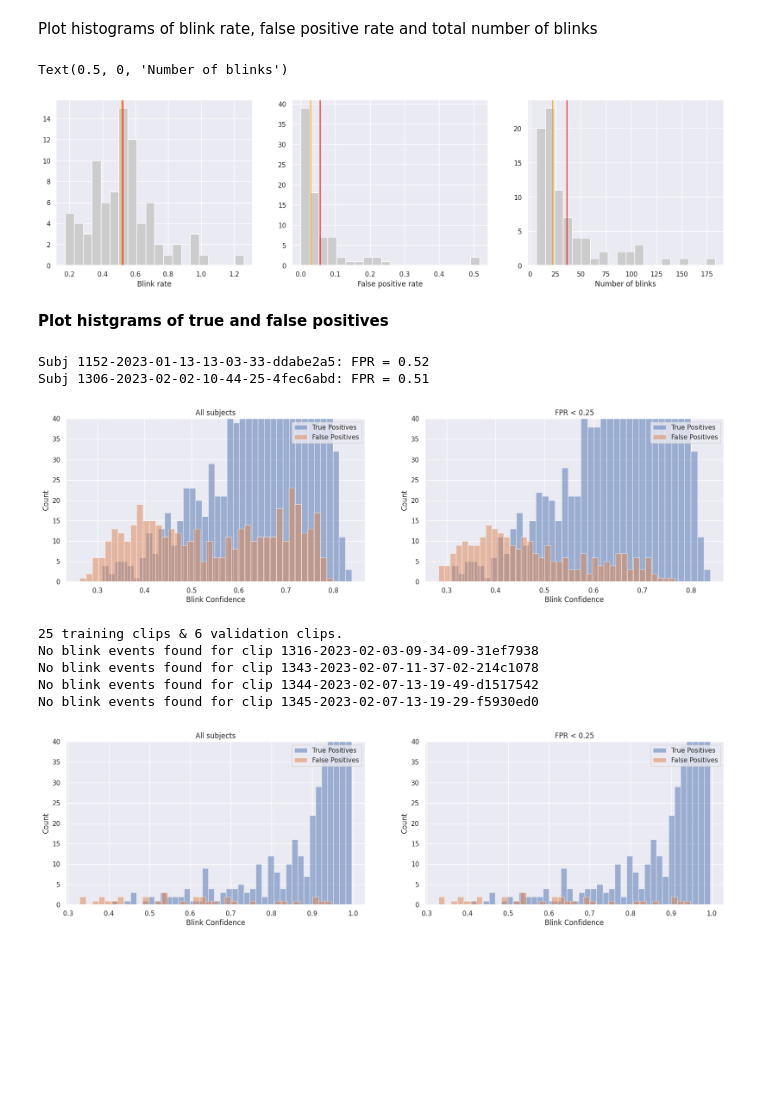
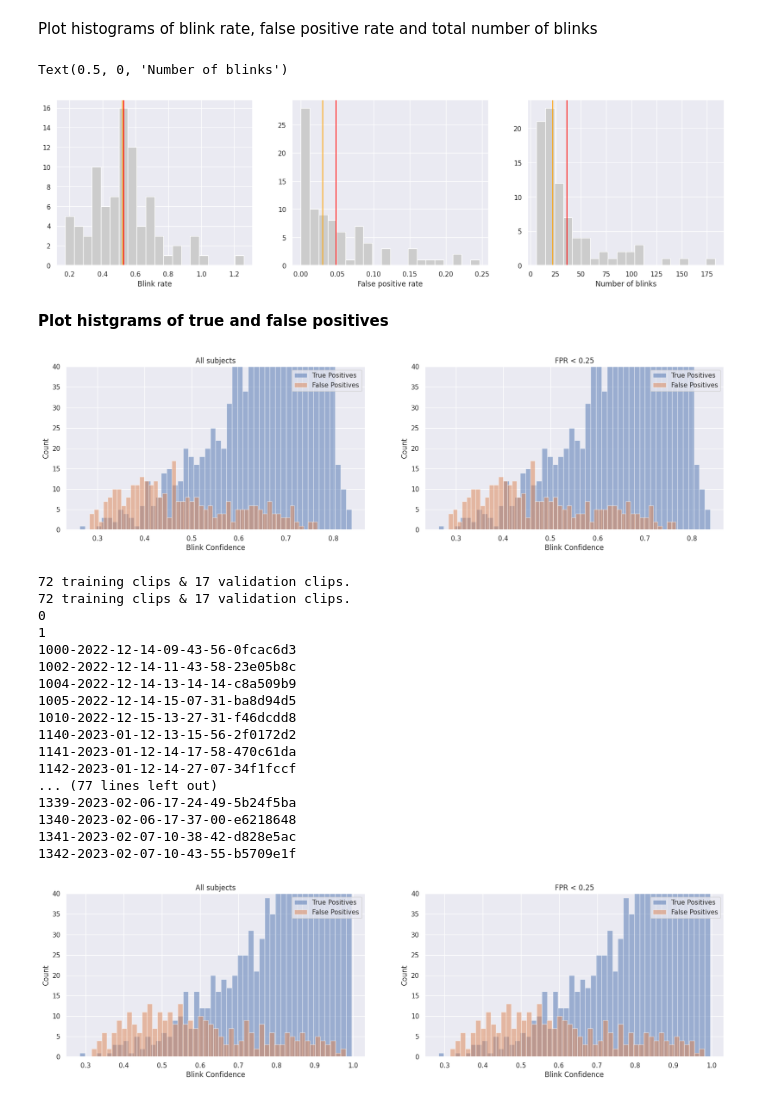
Before and after one commit to tpfffr/neon_blink_detection, a Jupyter notebook: notebooks/detect_blinks.ipynb, the cells around one changed output. Saved outputs shown, nothing was run; the diff lists cells and outputs as text; code cells hidden in the pictures; blank space fills up the shorter version.

```diff
--- a/notebooks/detect_blinks.ipynb
+++ b/notebooks/detect_blinks.ipynb
@@ -131,14 +131,14 @@ for clip_name in clip_names:
 
     _, pp_params = pf.get_params()
 
-    pred_blink, gt_blinks, proba, li, ri, times = pf.get_blink_events(clip_name, clf)
+    pred_blink, gt_blinks, proba, li, ri = pf.get_blink_events(clip_name, clf)
     smoothed_proba = smooth_proba(proba, pp_params)
 
     iou_results, true_positives, false_negatives, false_positives = pf.compute_multiple_iou(gt_blinks, pred_blink)
 
-    clip_data['true_positives'] = [(true_positives[x][0], tuple(times[np.array(true_positives[x][1])])) for x in range(len(true_positives))]
+    clip_data['true_positives'] = [(true_positives[x][0], tuple(np.array(true_positives[x][1]))) for x in range(len(true_positives))]
 
-    clip_data['false_positives'] = [(false_positives[x][0], tuple(times[np.array(false_positives[x][1])])) for x in range(len(false_positives))]
+    clip_data['false_positives'] = [(false_positives[x][0], tuple(np.array(false_positives[x][1]))) for x in range(len(false_positives))]
 
     print("Number of false positives: {}".format(len(false_positives)))
 
@@ -327,32 +381,36 @@ Plot histograms of blink rate, false positive rate and total number of blinks
 # %%
 import matplotlib.pyplot as plt
 
+br = [blink_info[x]["br"] for x in blink_info.keys()]
+fpr = [blink_info[x]["fpr"] for x in blink_info.keys()]
+blink_nr = [blink_info[x]["blink_nr"] for x in blink_info.keys()]
+
 fig, ax = plt.subplots(1, 3, figsize=(20, 5))
 
-ax[0].hist(list(br.values()), bins=20, color=[0.8, 0.8, 0.8])
-ax[0].axvline(np.mean(list(br.values())), color="red")
-ax[0].axvline(np.median(list(br.values())), color="orange")
+ax[0].hist(br, bins=20, color=[0.8, 0.8, 0.8])
+ax[0].axvline(np.mean(br), color="red")
+ax[0].axvline(np.median(br), color="orange")
 ax[0].set_xlabel("Blink rate")
 
-ax[1].hist(list(fpr.values()), bins=20, color=[0.8, 0.8, 0.8])
-ax[1].axvline(np.mean(list(fpr.values())), color="red")
-ax[1].axvline(np.median(list(fpr.values())), color="orange")
+ax[1].hist(fpr, bins=20, color=[0.8, 0.8, 0.8])
+ax[1].axvline(np.mean(fpr), color="red")
+ax[1].axvline(np.median(fpr), color="orange")
 ax[1].set_xlabel("False positive rate")
 
-ax[2].hist(list(blink_nr.values()), bins=20, color=[0.8, 0.8, 0.8])
-ax[2].axvline(np.mean(list(blink_nr.values())), color="red")
-ax[2].axvline(np.median(list(blink_nr.values())), color="orange")
+ax[2].hist(blink_nr, bins=20, color=[0.8, 0.8, 0.8])
+ax[2].axvline(np.mean(blink_nr), color="red")
+ax[2].axvline(np.median(blink_nr), color="orange")
 ax[2].set_xlabel("Number of blinks")
 # %% [output]
 Text(0.5, 0, 'Number of blinks')
-[figure, old version]
+[figure, new version]
 # %% [markdown]
 **Plot histgrams of true and false positives**
 # %%
 def plot_histogram_confidence(tp_confidence, fp_confidence, ax, title):
 
-    ax.hist(tp_confidence, bins=40, alpha=0.5, label="True Positives", density=False)
-    ax.hist(fp_confidence, bins=40, alpha=0.5, label="False Positives", density=False)
+    ax.hist(tp_confidence, bins=50, alpha=0.5, label="True Positives", density=False)
+    ax.hist(fp_confidence, bins=50, alpha=0.5, label="False Positives", density=False)
     ax.set_xlabel("Blink Confidence")
     ax.set_ylabel("Count")
     ax.legend(loc="upper right")
@@ -370,12 +428,12 @@ fpr_threshold = 0.25
 # -----------
 
 subject_ids = []
-for subject_id in fpr.keys():
-    if fpr[subject_id] < fpr_threshold:
+for subject_id in blink_info.keys():
+    if blink_info[subject_id]["fpr"] < fpr_threshold:
         subject_ids.append(subject_id)
     else:
         # print the subject id and fpr
-        print("Subj %s: FPR = %.2f" %(subject_id, fpr[subject_id]))
+        print("Subj %s: FPR = %.2f" %(subject_id, blink_info[subject_id]["fpr"]))
 
 true_pos_conf = []
 false_pos_conf = []
@@ -385,45 +443,56 @@ for subject_id in subject_ids:
 
 plot_histogram_confidence(true_pos_conf, false_pos_conf, ax[1], "FPR < %.2f" %fpr_threshold)
 # %% [output]
-Subj 1152-2023-01-13-13-03-33-ddabe2a5: FPR = 0.52
-Subj 1306-2023-02-02-10-44-25-4fec6abd: FPR = 0.51
-[figure, old version]
+[figure, new version]
 # %%
-tp_confidence, fp_confidence, fpr, br, blink_nr = compute_confidence(type="percentile", prctile=0.25)
+dataset_splitter = load_dataset_splitter(n_clips=None, n_splits=5)
+tp_confidence, fp_confidence, blink_info = compute_confidence(type="percentile", prctile=0.25)
 
 true_pos_conf = np.concatenate([list(tp_confidence[x]) for x in tp_confidence.keys()])
 false_pos_conf = np.concatenate([list(fp_confidence[x]) for x in tp_confidence.keys()])
 
 fig, ax = plt.subplots(1, 2)
 fig.set_size_inches(20, 5)
 
 plot_histogram_confidence(true_pos_conf, false_pos_conf, ax[0], "All subjects")
 
 # extract subject ids with fpr < 0.25
 fpr_threshold = 0.25
 subject_ids = []
-for subject_id in fpr.keys():
-    if fpr[subject_id] < fpr_threshold:
+for subject_id in blink_info.keys():
+    if blink_info[subject_id]["fpr"] < fpr_threshold:
         subject_ids.append(subject_id)
     else:
         # print the subject id and fpr
-        print("Subj %s: FPR = %.2f" %(subject_id, fpr[subject_id]))
+        print("Subj %s: FPR = %.2f" %(subject_id, blink_info[subject_id]["fpr"]))
 
 # extract true positive confidence and false positive confidence for these subjects
 true_pos_conf = []
 false_pos_conf = []
 for subject_id in subject_ids:
     true_pos_conf.extend(tp_confidence[subject_id])
     false_pos_conf.extend(fp_confidence[subject_id])
 
 plot_histogram_confidence(true_pos_conf, false_pos_conf, ax[1], "FPR < %.2f" %fpr_threshold)
 # %% [output]
-25 training clips & 6 validation clips.
-No blink events found for clip 1316-2023-02-03-09-34-09-31ef7938
-No blink events found for clip 1343-2023-02-07-11-37-02-214c1078
-No blink events found for clip 1344-2023-02-07-13-19-49-d1517542
-No blink events found for clip 1345-2023-02-07-13-19-29-f5930ed0
+72 training clips & 17 validation clips.
+72 training clips & 17 validation clips.
+0
+1
+1000-2022-12-14-09-43-56-0fcac6d3
+1002-2022-12-14-11-43-58-23e05b8c
+1004-2022-12-14-13-14-14-c8a509b9
+1005-2022-12-14-15-07-31-ba8d94d5
+1010-2022-12-15-13-27-31-f46dcdd8
+1140-2023-01-12-13-15-56-2f0172d2
+1141-2023-01-12-14-17-58-470c61da
+1142-2023-01-12-14-27-07-34f1fccf
+... (77 lines left out)
+1339-2023-02-06-17-24-49-5b24f5ba
+1340-2023-02-06-17-37-00-e6218648
+1341-2023-02-07-10-38-42-d828e5ac
+1342-2023-02-07-10-43-55-b5709e1f
-[figure, old version]
+[figure, new version]
 # %%
 all_br = [br[x] for x in br.keys()]
 all_fpr = [fpr[x] for x in fpr.keys()]
```
Also changed, not shown: parts of 12 cells of this notebook, 8 other files.
